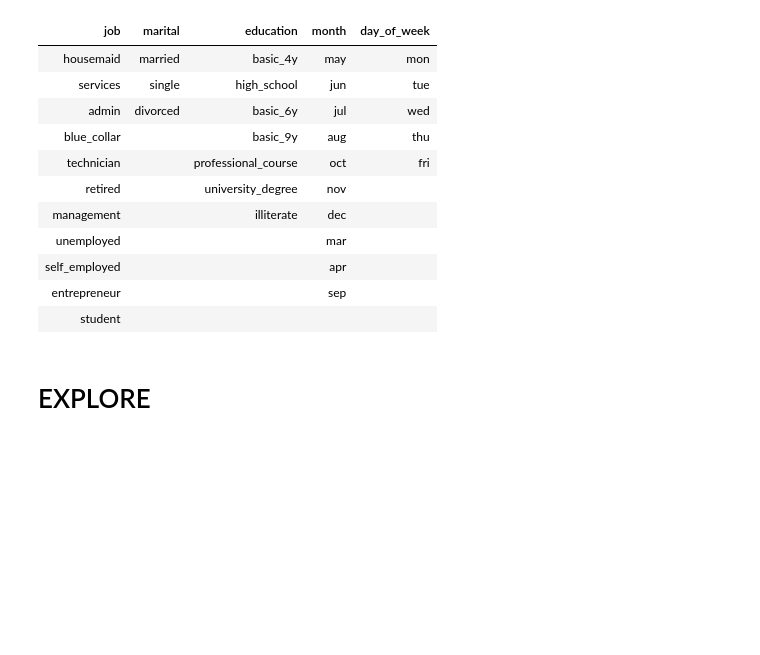
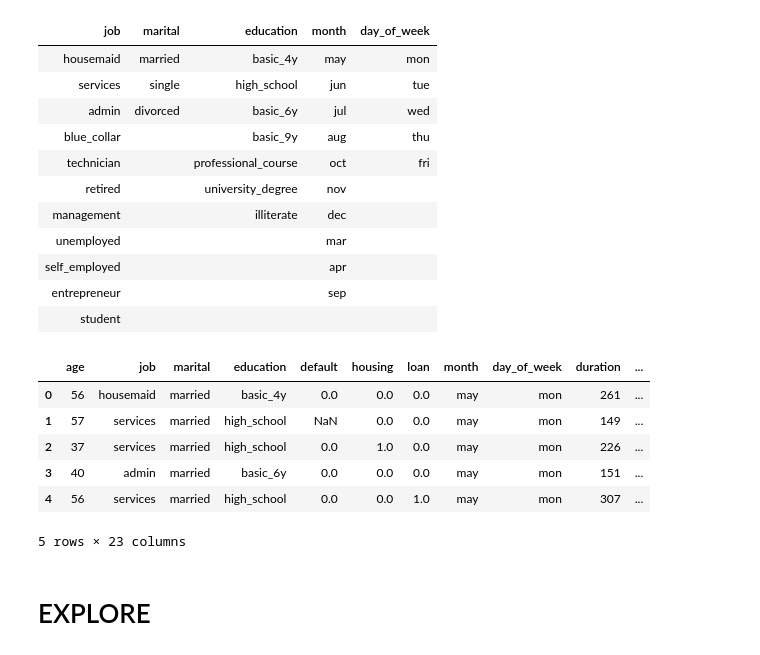
Before and after one commit to ndgigliotti/dsc-phase-3-project, a Jupyter notebook: index.ipynb, the cells around one changed output. Saved outputs shown, nothing was run; the diff lists cells and outputs as text; code cells hidden in the pictures; blank space fills up the shorter version.

```diff
--- a/index.ipynb
+++ b/index.ipynb
@@ -226,0 +201,5 @@ df.filter(like="prev_delay")
+# %%
+df["prev_delay_under_1W"] = df["days_since_prev"] < 7
+df["prev_delay_over_1W"] = df["days_since_prev"] >= 7
+df.drop(columns="days_since_prev", inplace=True)
+df.filter(like="prev_delay_").head()
@@ -260,6 +246,16 @@ del to_cat
 | self_employed |  |  | apr |  |
 | entrepreneur |  |  | sep |  |
 | student |  |  |  |  |
+# %%
+df.head()
+# %% [output]
+|  | age | job | marital | education | default | housing | loan | month | day_of_week | duration | ... |
+| 0 | 56 | housemaid | married | basic_4y | 0.0 | 0.0 | 0.0 | may | mon | 261 | ... |
+| 1 | 57 | services | married | high_school | NaN | 0.0 | 0.0 | may | mon | 149 | ... |
+| 2 | 37 | services | married | high_school | 0.0 | 1.0 | 0.0 | may | mon | 226 | ... |
+| 3 | 40 | admin | married | basic_6y | 0.0 | 0.0 | 0.0 | may | mon | 151 | ... |
+| 4 | 56 | services | married | high_school | 0.0 | 0.0 | 1.0 | may | mon | 307 | ... |
+5 rows × 23 columns
 # %% [markdown]
 # EXPLORE
 # %% [markdown]
```
Also changed, not shown: parts of 4 cells of this notebook.
